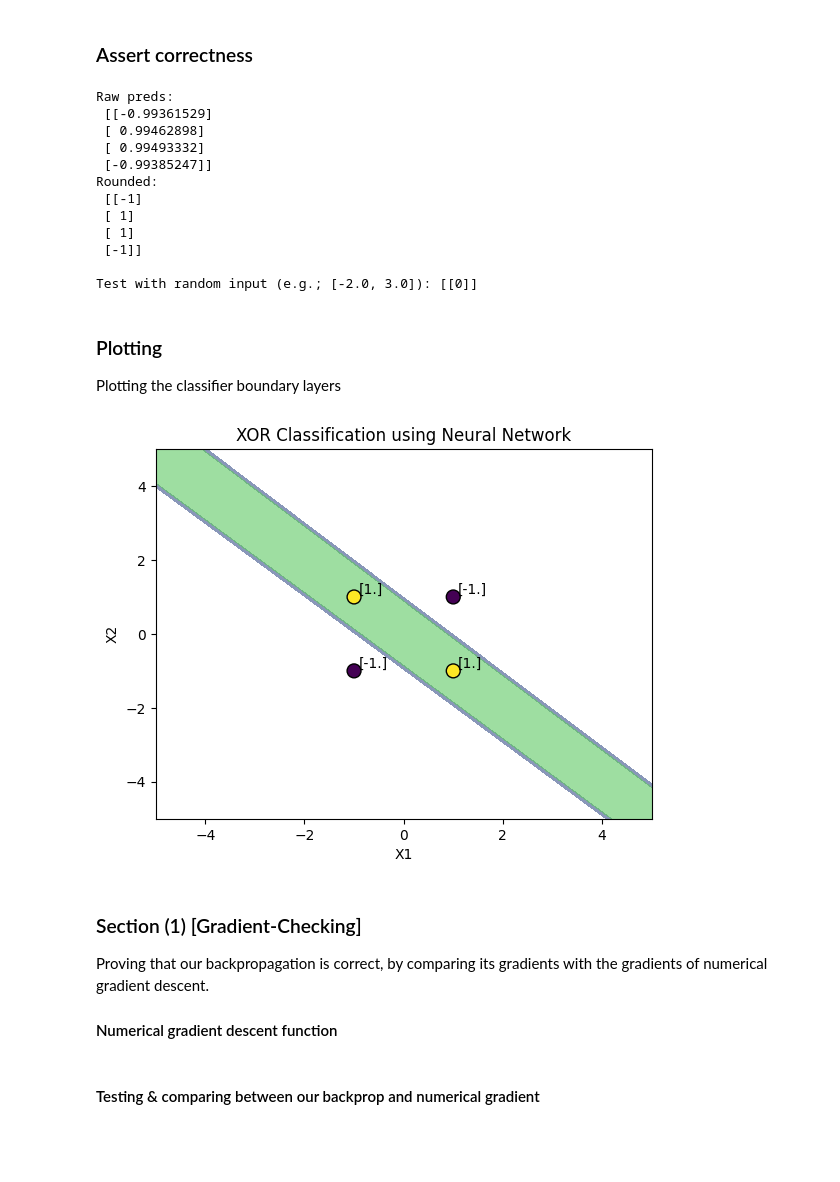
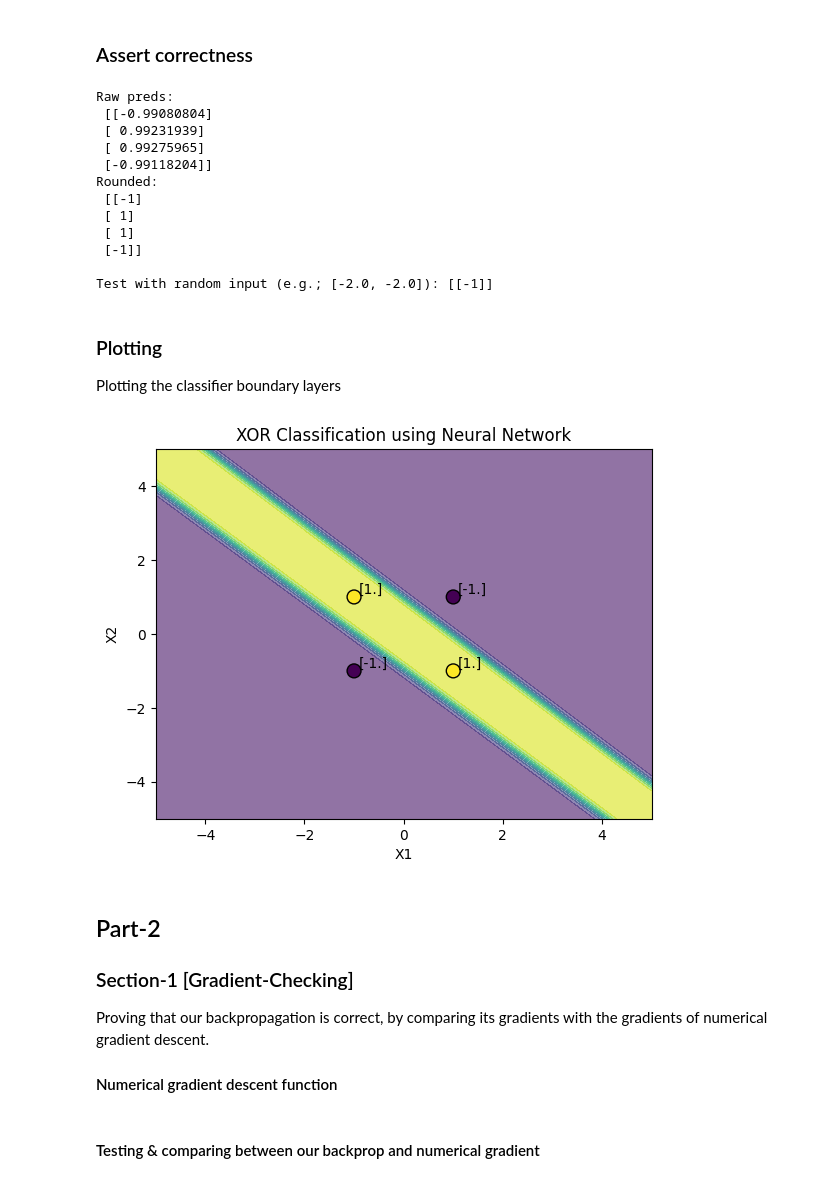
Before and after one commit to CSE473s-Course-Project-Fall25/neural-network-lib, a Jupyter notebook: notebooks/project_demo.ipynb, the cells around one changed output. Drawn from its saved outputs; the diff is of its cells as text; code cells hidden in the pictures; blank space fills up the shorter version.

```diff
--- a/notebooks/project_demo.ipynb
+++ b/notebooks/project_demo.ipynb
@@ -18,8 +18,9 @@ import sys, os
 sys.path.insert(0, os.path.abspath('..'))
 from lib import Sequential, Dense, Tanh, Sigmoid, ReLU, Softmax, MSELoss, SGDOptimizer as SGD
 
-model = Sequential([
-    Dense(2, 4, 0.1), Tanh(), Dense(4, 1, 0.1), Tanh()
+xor_model = Sequential([
+    Dense(2, 4, 0.1), Tanh(),
+    Dense(4, 1, 0.1), Tanh()
 ])
 
 opt = SGD(learning_rate=1.0)
@@ -27,13 +28,13 @@ loss_fn = MSELoss()
 # %% [markdown]
 ### Training loop
 # %%
-W1_init = model.layers[0].params[0].copy()
-b1_init = model.layers[0].params[1].copy()
-W2_init = model.layers[2].params[0].copy()
-b2_init = model.layers[2].params[1].copy()
+W1_init = xor_model.layers[0].params[0].copy()
+b1_init = xor_model.layers[0].params[1].copy()
+W2_init = xor_model.layers[2].params[0].copy()
+b2_init = xor_model.layers[2].params[1].copy()
 
-n_epochs = 10000
+n_epochs = 5000
 
-model.fit(X, y_true, loss_fn, opt, epochs=n_epochs)
+history = xor_model.fit(X, y_true, loss_fn, opt, epochs=n_epochs)
 # %% [output]
 Epoch 0, Loss: 0.5055565845045331
@@ -56,61 +69,62 @@ Epoch 9900, Loss: 1.680830856092098e-05
 # %% [markdown]
 ### Assert correctness
 # %%
-y_pred = model.forward(X)
+y_pred = xor_model.forward(X)
 
 print("Raw preds:\n", y_pred)
 print("Rounded:\n", np.int8(np.round(y_pred)))
 
-y_test = model.forward([-2.0, 3.0])
-print("\nTest with random input (e.g.; [-2.0, 3.0]):", np.int8(np.round(y_test)))
+y_test = xor_model.forward([-2.0, -2.0])
+print("\nTest with random input (e.g.; [-2.0, -2.0]):", np.int8(np.round(y_test)))
 # %% [output]
 Raw preds:
- [[-0.99361529]
- [ 0.99462898]
- [ 0.99493332]
- [-0.99385247]]
+ [[-0.99080804]
+ [ 0.99231939]
+ [ 0.99275965]
+ [-0.99118204]]
 Rounded:
  [[-1]
  [ 1]
  [ 1]
  [-1]]
 
-Test with random input (e.g.; [-2.0, 3.0]): [[0]]
+Test with random input (e.g.; [-2.0, -2.0]): [[-1]]
 # %% [markdown]
 ### Plotting
 Plotting the classifier boundary layers
 # %%
 import numpy as np
 import matplotlib.pyplot as plt
 
 # Create a grid of points for visualization
 xx, yy = np.meshgrid(
     np.linspace(-5.0, 5.0, 200),
     np.linspace(-5.0, 5.0, 200)
 )
 
 grid_points = np.c_[xx.ravel(), yy.ravel()]  # shape (40000, 2)
 
 # Predict on the grid
-Z = model.forward(grid_points)  # shape (40000, 1)
+Z = xor_model.forward(grid_points)  # shape (40000, 1)
 Z = Z.reshape(xx.shape)         # reshape to (200, 200)
 
 # Plot classification regions
-plt.contourf(xx, yy, Z, levels=[0,0.5,1], alpha=0.6)
+plt.contourf(xx, yy, Z, levels=np.linspace(-1, 1, 10).tolist(), alpha=0.6)
 
 # Plot XOR data points
 plt.scatter(X[:, 0], X[:, 1], s=100, c=y_true, edgecolors='k')
 for i, txt in enumerate(y_true):
     plt.text(X[i, 0] + 0.1, X[i, 1] + 0.1, str(txt))
 
 plt.title("XOR Classification using Neural Network")
 plt.xlabel("X1")
 plt.ylabel("X2")
 plt.show()
 # %% [output]
-[figure, old version]
+[figure, new version]
 # %% [markdown]
-### Section (1) [Gradient-Checking]
+## Part-2
+### Section-1 [Gradient-Checking]
 Proving that our backpropagation is correct, by comparing its gradients with the gradients of numerical gradient descent.
 
 #### Numerical gradient descent function
```
Also changed, not shown: parts of 28 cells of this notebook, 3 other files.
